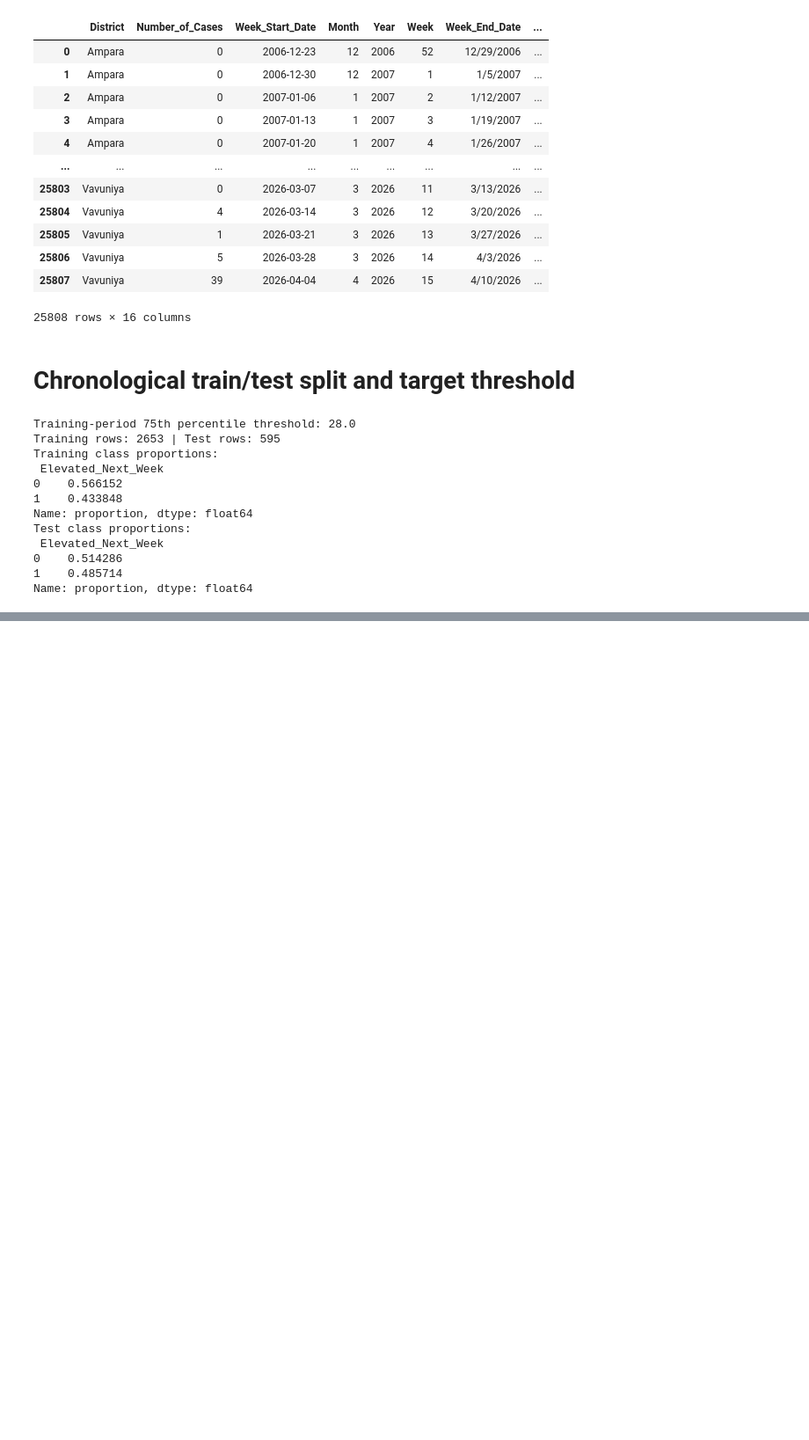
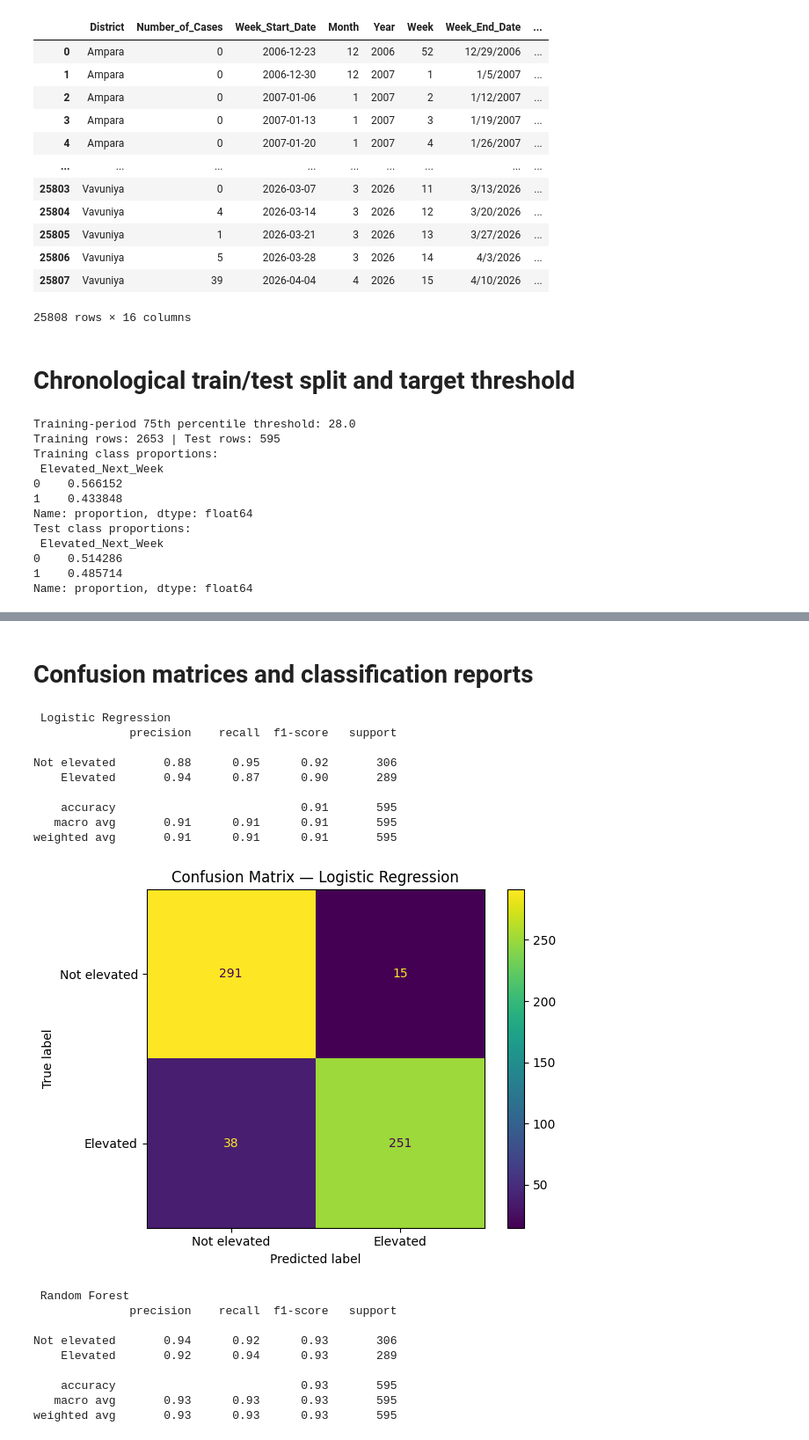
Before and after one commit to darshanaAlex/Dengue-Risk-Prediction-in-Sri-Lanka, a Jupyter notebook: Dengue_Risk_Prediction_Sri_Lanka_V1.ipynb, the cells around one changed output, grey strips where cells are left out. Shown at 88% size. Drawn from its saved outputs; the diff is of its cells as text; code cells hidden in the pictures; blank space fills up the shorter version.

Commit message:
Build preprocessinn / Train model
Evaluate with suitable metrics

```diff
--- a/Dengue_Risk_Prediction_Sri_Lanka_V1.ipynb
+++ b/Dengue_Risk_Prediction_Sri_Lanka_V1.ipynb
@@ -589,0 +729,6 @@ Name: proportion, dtype: float64
+# %%
+# used created models to train using model.fit
+logistic_model.fit(X_train, y_train)
+forest_model.fit(X_train, y_train)
+
+print("Both models trained.")
@@ -589,0 +813,66 @@ Name: proportion, dtype: float64
+# %% [markdown]
+# Confusion matrices and classification reports
+# %%
+
+# Evaluate and visualize the results of both trained classification models.
+# Each tuple contains the model name, trained model, and its predictions.
+for name, model, pred in [
+    ("Logistic Regression", logistic_model, log_pred),
+    ("Random Forest", forest_model, rf_pred)
+]:
+
+    # Print the current model's name so its results are easy to identify.
+    print("\n", name)
+
+    # Generate a classification report comparing the actual test labels with the model's predicted labels.
+    # The report includes precision, recall, F1-score, and support.
+    # target_names assigns readable labels to classes 0 and 1.
+    print(classification_report(
+        y_test,
+        pred,
+        target_names=["Not elevated", "Elevated"],
+        zero_division=0
+    ))
+
+    # Calculate the confusion matrix using the actual and predicted labels.
+    # labels=[0, 1] ensures the classes appear in the expected order: 0 = Not elevated, 1 = Elevated.
+    cm = confusion_matrix(y_test, pred, labels=[0, 1])
+
+    # Create a display object to visualize the confusion matrix.
+    # Use descriptive class names instead of numerical labels.
+    disp = ConfusionMatrixDisplay(
+        confusion_matrix=cm,
+        display_labels=["Not elevated", "Elevated"]
+    )
+
+    # Draw the confusion matrix as a plot.
+    disp.plot()
+
+    # Add a title containing the current model's name.
+    plt.title(f"Confusion Matrix — {name}")
+
+    # Adjust spacing so the title and labels fit within the figure.
+    plt.tight_layout()
+
+    # Display the confusion matrix.
+    plt.show()
+# %% [output]
+ Logistic Regression
+              precision    recall  f1-score   support
+
+Not elevated       0.88      0.95      0.92       306
+    Elevated       0.94      0.87      0.90       289
+
+    accuracy                           0.91       595
+   macro avg       0.91      0.91      0.91       595
+weighted avg       0.91      0.91      0.91       595
+[figure, added]
+ Random Forest
+              precision    recall  f1-score   support
+
+Not elevated       0.94      0.92      0.93       306
+    Elevated       0.92      0.94      0.93       289
+
+    accuracy                           0.93       595
+   macro avg       0.93      0.93      0.93       595
+weighted avg       0.93      0.93      0.93       595
```
Also changed, not shown: parts of 9 cells of this notebook.
